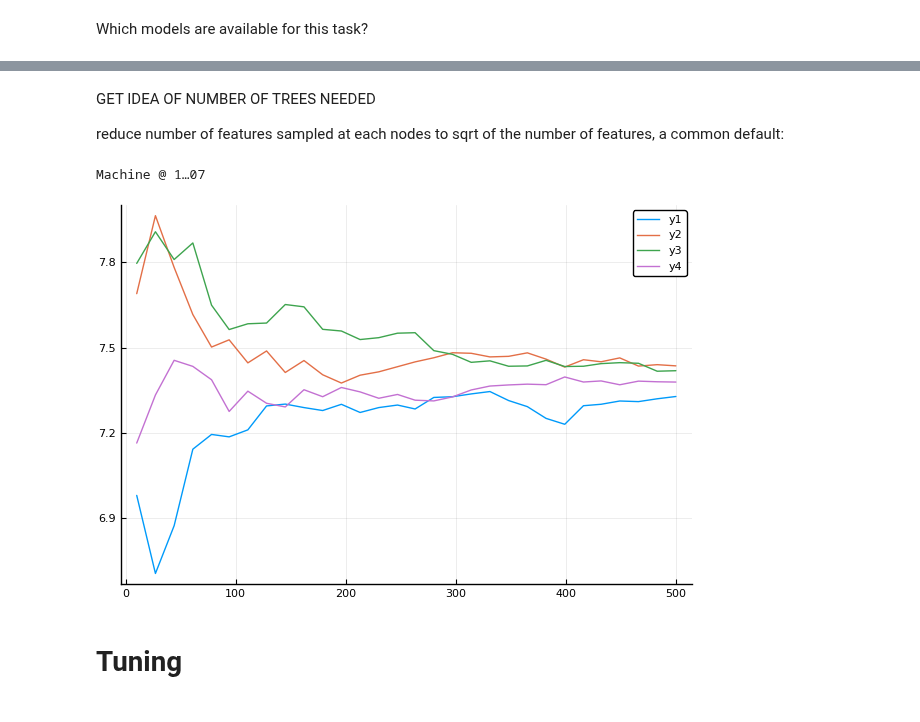
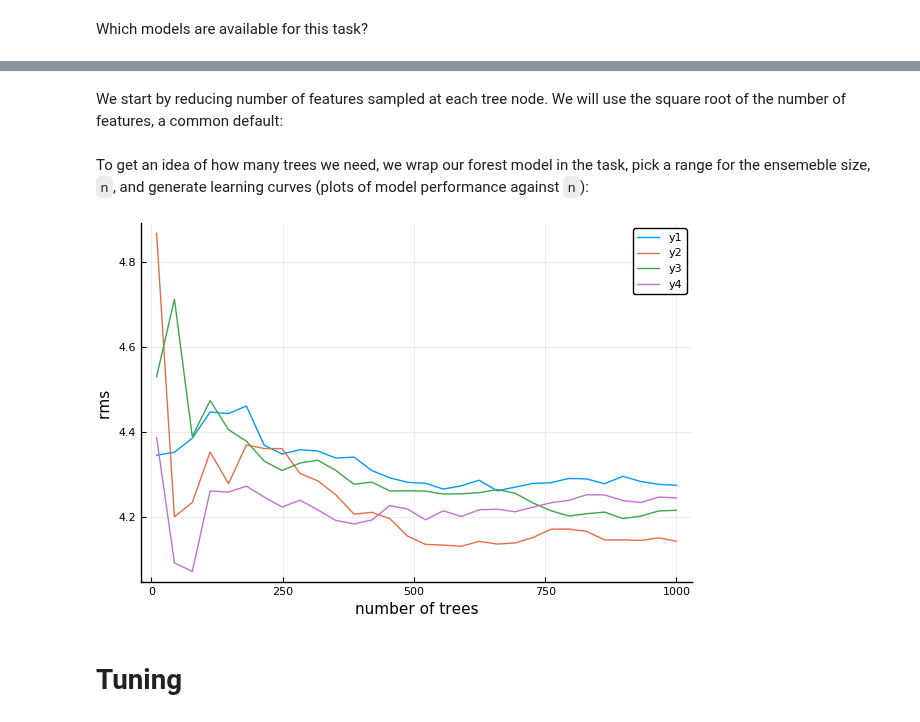
Before and after one commit to JuliaAI/MLJ.jl, a Jupyter notebook: examples/random_forest.ipynb, the cells around one changed output, grey strips where cells are left out. Drawn from its saved outputs; the diff is of its cells as text; code cells hidden in the pictures.

Commit message:
Polish random_forest notebook. Update NEWS

```diff
--- a/examples/random_forest.ipynb
+++ b/examples/random_forest.ipynb
@@ -57,21 +83,18 @@ MLJ.DeterministicEnsembleModel(atom = DecisionTreeRegressor @ 9…48,
 # %% [markdown]
-GET IDEA OF NUMBER OF TREES NEEDED
-
-reduce number of features sampled at each nodes to sqrt of the
+We start by reducing number of features sampled at each tree node. We will use the square root of the
 number of features, a common default:
 # %%
-tree.n_subfeatures = 3
-
-# construct machine:
-mach = machine(forest, task)
+tree.n_subfeatures = 3;
-# %% [output]
-Machine @ 1…07
+# %% [markdown]
+To get an idea of how many trees we need, we wrap our forest model in the task, pick a range for the ensemeble size, `n`, and generate learning curves (plots of model performance against `n`):
 # %%
-# range for forest.n:
-r = range(forest, :n, lower=10, upper=500)
-
-# generate learning curve, rms loss vs n:
-curves = learning_curve!(mach, nested_range=(n=r,), measure=rms, n=4)
-plot(curves.parameter_values, curves.measurements)
+mach = machine(forest, task)
+r = range(forest, :n, lower=10, upper=1000)
+curves = learning_curve!(mach,
+    resampling=Holdout(fraction_train=0.8),
+    nested_range=(n=r,),
+    measure=rms, n=4)
+@suppress plot(curves.parameter_values, curves.measurements,
+     xlab="number of trees", ylab="rms ")
 # %% [output]
-[figure, old version]
+[figure, new version]
```
Also changed, not shown: parts of 37 cells of this notebook, 1 other file.
